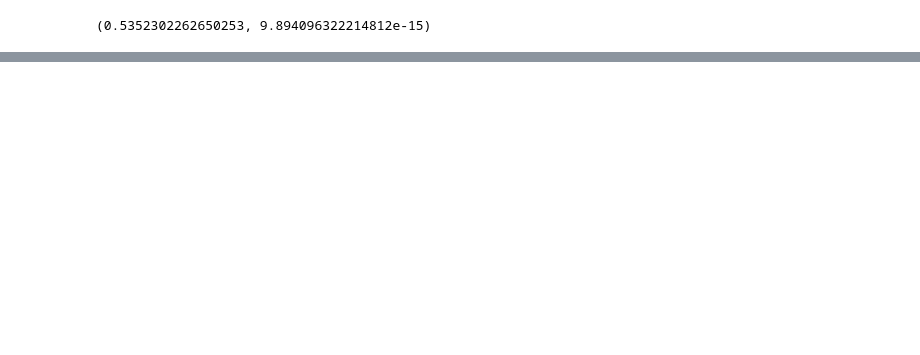
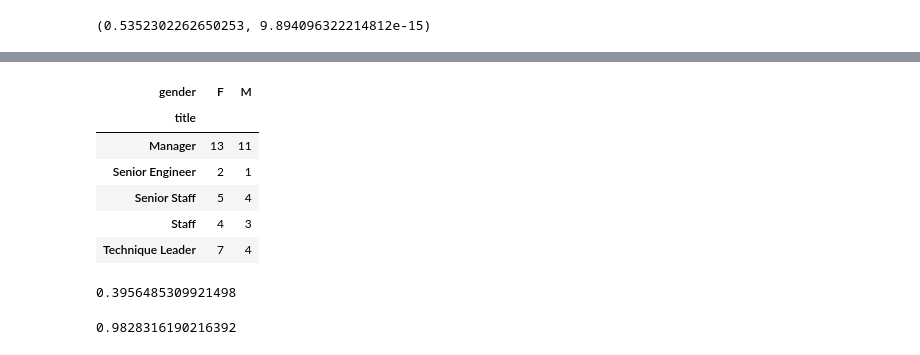
Before and after one commit to dlmitc3/statistics-exercises, a Jupyter notebook: hypothesis_testing.ipynb, the cells around one changed output, grey strips where cells are left out. Saved outputs shown, nothing was run; the diff lists cells and outputs as text; code cells hidden in the pictures; blank space fills up the shorter version.

```diff
--- a/hypothesis_testing.ipynb
+++ b/hypothesis_testing.ipynb
@@ -498,0 +902,16 @@ stats.pearsonr(df.Days, df.Reaction)
+# %%
+observed = pd.crosstab(df.title, df.gender)
+observed
+# %% [output]
+| gender | F | M |
+| title |  |  |
+| Manager | 13 | 11 |
+| Senior Engineer | 2 | 1 |
+| Senior Staff | 5 | 4 |
+| Staff | 4 | 3 |
+| Technique Leader | 7 | 4 |
+# %%
+chi2 = ((observed - expected)**2 / expected).values.sum()
+chi2
+# %% [output]
+0.3956485309921498
@@ -498,0 +922,4 @@ stats.pearsonr(df.Days, df.Reaction)
+# %%
+stats.chi2(degrees_of_freedom).sf(chi2)
+# %% [output]
+0.9828316190216392
```
Also changed, not shown: parts of 62 cells of this notebook.
